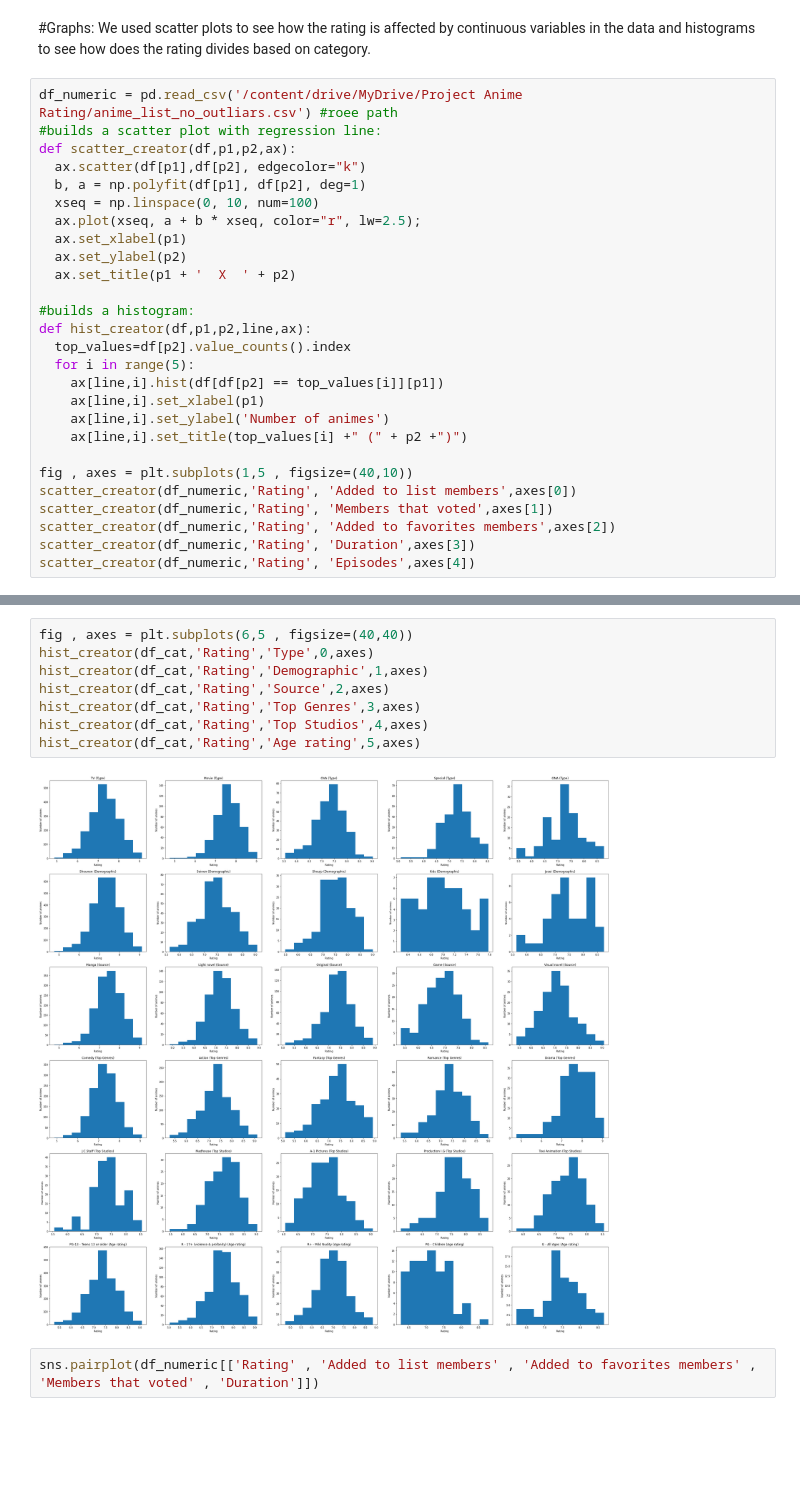
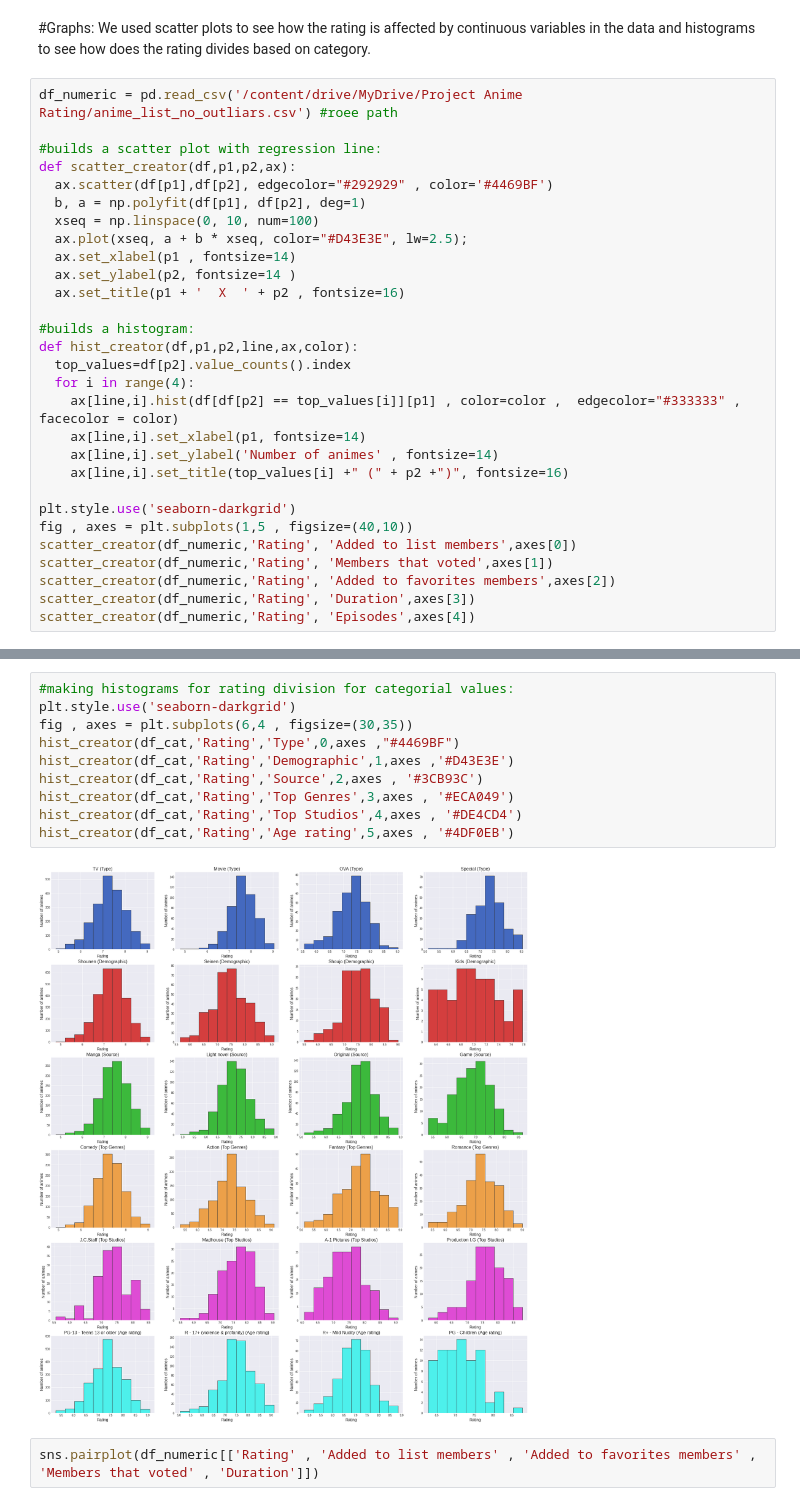
Before and after one commit to roeelq323/Anime-Rating-Project, a Jupyter notebook: Anime_Rating.ipynb, the cells around one changed output, grey strips where cells are left out. Drawn from its saved outputs; the diff is of its cells as text; blank space fills up the shorter version.

```diff
--- a/Anime_Rating.ipynb
+++ b/Anime_Rating.ipynb
@@ -482,25 +465,27 @@ df_numeric.corr("spearman")
 We used scatter plots to see how the rating is affected by continuous variables in the data and histograms to see how does the rating divides based on category.
 # %%
 df_numeric = pd.read_csv('/content/drive/MyDrive/Project Anime Rating/anime_list_no_outliars.csv') #roee path
+
 #builds a scatter plot with regression line:
 def scatter_creator(df,p1,p2,ax):
-  ax.scatter(df[p1],df[p2], edgecolor="k")
+  ax.scatter(df[p1],df[p2], edgecolor="#292929" , color='#4469BF')
   b, a = np.polyfit(df[p1], df[p2], deg=1)
   xseq = np.linspace(0, 10, num=100)
-  ax.plot(xseq, a + b * xseq, color="r", lw=2.5);
-  ax.set_xlabel(p1)
-  ax.set_ylabel(p2)
-  ax.set_title(p1 + '  X  ' + p2)
+  ax.plot(xseq, a + b * xseq, color="#D43E3E", lw=2.5);
+  ax.set_xlabel(p1 , fontsize=14)
+  ax.set_ylabel(p2, fontsize=14 )
+  ax.set_title(p1 + '  X  ' + p2 , fontsize=16)
 
 #builds a histogram:
-def hist_creator(df,p1,p2,line,ax):
+def hist_creator(df,p1,p2,line,ax,color):
   top_values=df[p2].value_counts().index
-  for i in range(5):
-    ax[line,i].hist(df[df[p2] == top_values[i]][p1])
-    ax[line,i].set_xlabel(p1)
-    ax[line,i].set_ylabel('Number of animes')
-    ax[line,i].set_title(top_values[i] +" (" + p2 +")")
+  for i in range(4):
+    ax[line,i].hist(df[df[p2] == top_values[i]][p1] , color=color ,  edgecolor="#333333" , facecolor = color)
+    ax[line,i].set_xlabel(p1, fontsize=14)
+    ax[line,i].set_ylabel('Number of animes' , fontsize=14)
+    ax[line,i].set_title(top_values[i] +" (" + p2 +")", fontsize=16)
 
+plt.style.use('seaborn-darkgrid')
 fig , axes = plt.subplots(1,5 , figsize=(40,10))
 scatter_creator(df_numeric,'Rating', 'Added to list members',axes[0])
 scatter_creator(df_numeric,'Rating', 'Members that voted',axes[1])
@@ -512,13 +511,15 @@ scatter_creator(df_numeric,'Rating', 'Episodes',axes[4])
 # %%
-fig , axes = plt.subplots(6,5 , figsize=(40,40))
-hist_creator(df_cat,'Rating','Type',0,axes)
-hist_creator(df_cat,'Rating','Demographic',1,axes)
-hist_creator(df_cat,'Rating','Source',2,axes)
-hist_creator(df_cat,'Rating','Top Genres',3,axes)
-hist_creator(df_cat,'Rating','Top Studios',4,axes)
-hist_creator(df_cat,'Rating','Age rating',5,axes)
+#making histograms for rating division for categorial values:
+plt.style.use('seaborn-darkgrid')
+fig , axes = plt.subplots(6,4 , figsize=(30,35))
+hist_creator(df_cat,'Rating','Type',0,axes ,"#4469BF")
+hist_creator(df_cat,'Rating','Demographic',1,axes ,'#D43E3E')
+hist_creator(df_cat,'Rating','Source',2,axes , '#3CB93C')
+hist_creator(df_cat,'Rating','Top Genres',3,axes , '#ECA049')
+hist_creator(df_cat,'Rating','Top Studios',4,axes , '#DE4CD4')
+hist_creator(df_cat,'Rating','Age rating',5,axes , '#4DF0EB')
 # %% [output]
-[figure, old version]
+[figure, new version]
 # %%
 sns.pairplot(df_numeric[['Rating' , 'Added to list members' , 'Added to favorites members' , 'Members that voted' , 'Duration']])
 # %% [output]
```
Also changed, not shown: parts of 23 cells of this notebook.
